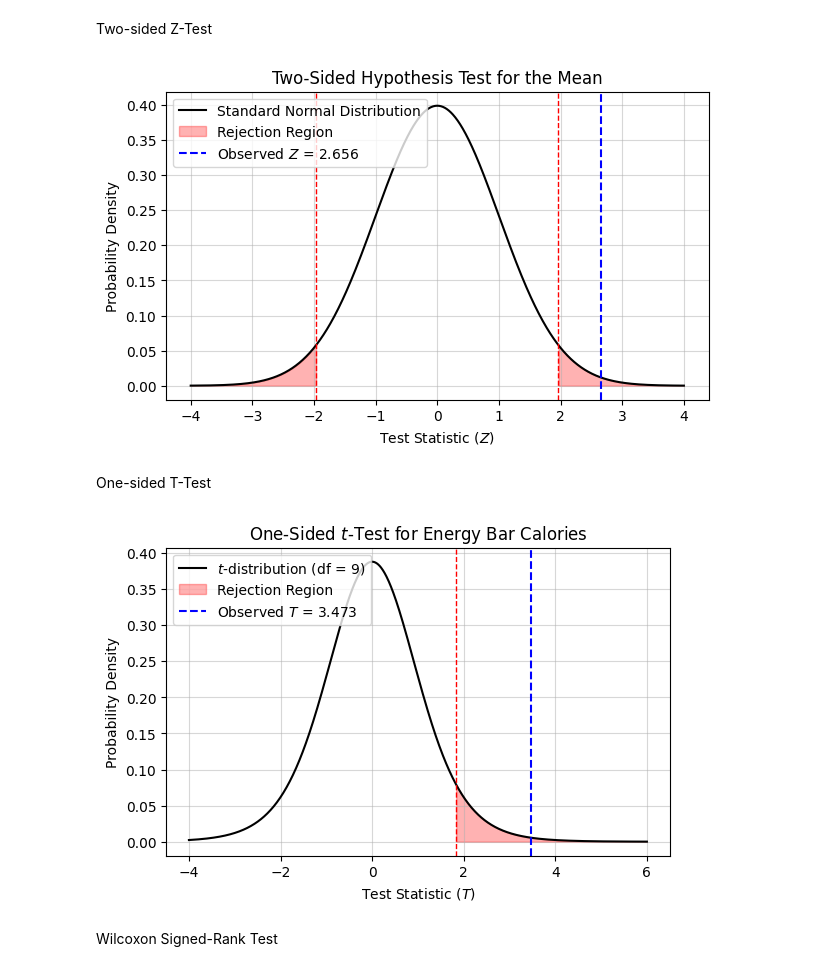
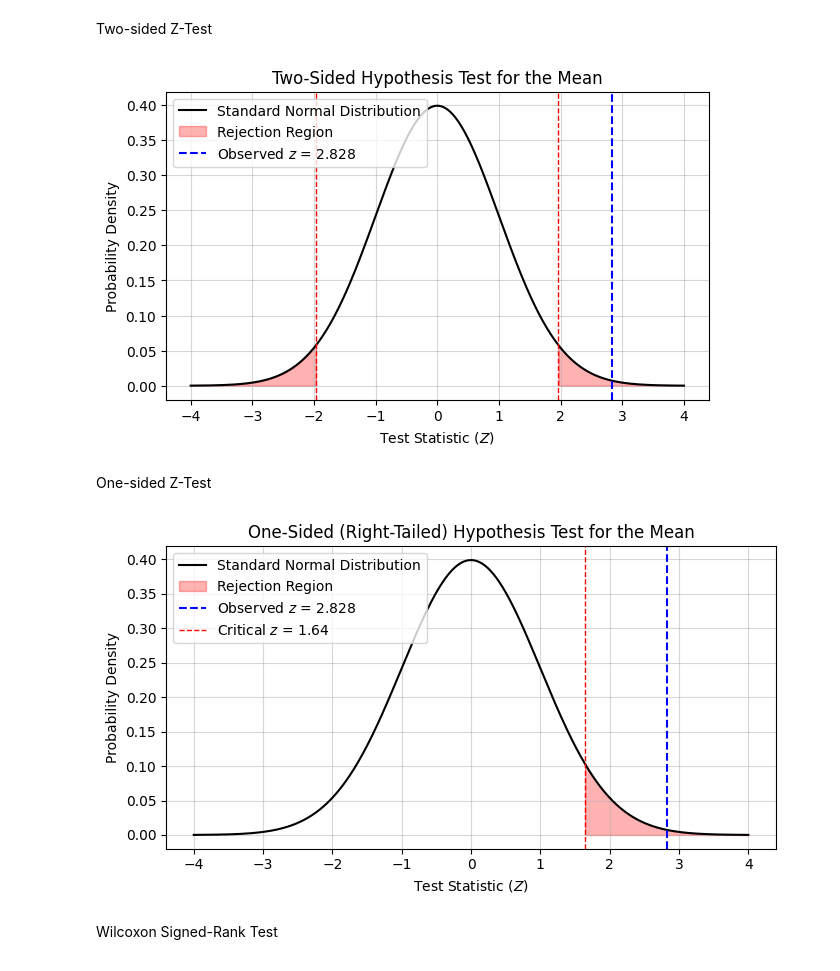
Before and after one commit to roiyeho/ml-book, a Jupyter notebook: AppendixD/HypothesisTesting.ipynb, the cells around one changed output. Cells and saved outputs as stored; diff of their text form; code cells hidden in the pictures.

Commit message:
Updated figures in Appendix D

```diff
--- a/AppendixD/HypothesisTesting.ipynb
+++ b/AppendixD/HypothesisTesting.ipynb
@@ -10,11 +10,11 @@ Two-sided Z-Test
 # %%
 from scipy.stats import norm
 
-# Parameters from the example
-mu_null = 200
-sample_mean = 204.2
-sigma = 10
-n = 40
+# Parameters from the motivating example
+mu_null = 0.7
+sample_mean = 1.1
+sigma = 1.0
+n = 50
 alpha = 0.05
 
 # Standard error and z-value
@@ -37,7 +37,7 @@ plt.fill_between(x, y, where=(x <= -z_crit), color='red', alpha=0.3, label='Reje
 plt.fill_between(x, y, where=(x >= z_crit), color='red', alpha=0.3)
 
 # Draw observed z-value
-plt.axvline(z_obs, color='blue', linestyle='--', linewidth=1.5, label=f'Observed $Z$ = {z_obs:.3f}')
+plt.axvline(z_obs, color='blue', linestyle='--', linewidth=1.5, label=f'Observed $z$ = {z_obs:.3f}')
 plt.axvline(-z_crit, color='red', linestyle='--', linewidth=1)
 plt.axvline(z_crit, color='red', linestyle='--', linewidth=1)
 
@@ -48,48 +48,42 @@ plt.legend(loc='upper left')
 plt.grid(alpha=0.5)
 plt.savefig('figures/two_sided_z_test.pdf')
 # %% [output]
-[figure, old version]
+[figure, new version]
 # %% [markdown]
-One-sided T-Test
+One-sided Z-Test
 # %%
-from scipy.stats import t
+# Standard error and observed z-value
+se = sigma / np.sqrt(n)
+z_obs = (sample_mean - mu_null) / se
 
-# Parameters for the one-sided t-test
-n = 10
-df = n - 1
-sample_mean = 204.2
-mu_0 = 200
-s = 3.824
-alpha = 0.05
+# Critical z-value for one-sided test (right tail)
+z_crit = norm.ppf(1 - alpha)
 
-# Compute test statistic and critical value
-se = s / np.sqrt(n)
-t_obs = (sample_mean - mu_0) / se
-t_crit = t.ppf(1 - alpha, df)
-
-# x values for the t-distribution
-x = np.linspace(-4, 6, 1000)
-y = t.pdf(x, df)
+# X values for the standard normal distribution
+x = np.linspace(-4, 4, 1000)
+y = norm.pdf(x)
 
 # Plot
-plt.figure(figsize=(6.5, 4))
-plt.plot(x, y, label=f'$t$-distribution (df = {df})', color='black')
+plt.figure(figsize=(7, 4))
+plt.plot(x, y, label='Standard Normal Distribution', color='black')
 
-# Shade rejection region
-plt.fill_between(x, y, where=(x >= t_crit), color='red', alpha=0.3, label='Rejection Region')
+# Shade rejection region (right tail)
+plt.fill_between(x, y, where=(x >= z_crit), color='red', alpha=0.3, label='Rejection Region')
 
-# Observed t-statistic
-plt.axvline(t_obs, color='blue', linestyle='--', linewidth=1.5, label=f'Observed $T$ = {t_obs:.3f}')
-plt.axvline(t_crit, color='red', linestyle='--', linewidth=1)
+# Draw critical and observed z-values
+plt.axvline(z_obs, color='blue', linestyle='--', linewidth=1.5, label=f'Observed $z$ = {z_obs:.3f}')
+plt.axvline(z_crit, color='red', linestyle='--', linewidth=1, label=f'Critical $z$ = {z_crit:.2f}')
 
-plt.title('One-Sided $t$-Test for Energy Bar Calories')
-plt.xlabel('Test Statistic ($T$)')
+# Labels and formatting
+plt.title('One-Sided (Right-Tailed) Hypothesis Test for the Mean')
+plt.xlabel('Test Statistic ($Z$)')
 plt.ylabel('Probability Density')
 plt.legend(loc='upper left')
 plt.grid(alpha=0.5)
-plt.savefig('figures/one_sided_t_test.pdf')
+plt.tight_layout()
+plt.savefig('figures/one_sided_z_test.pdf')
 # %% [output]
-[figure, old version]
+[figure, new version]
 # %% [markdown]
 Wilcoxon Signed-Rank Test
 # %%
```
Also changed, not shown: 9 other files.
